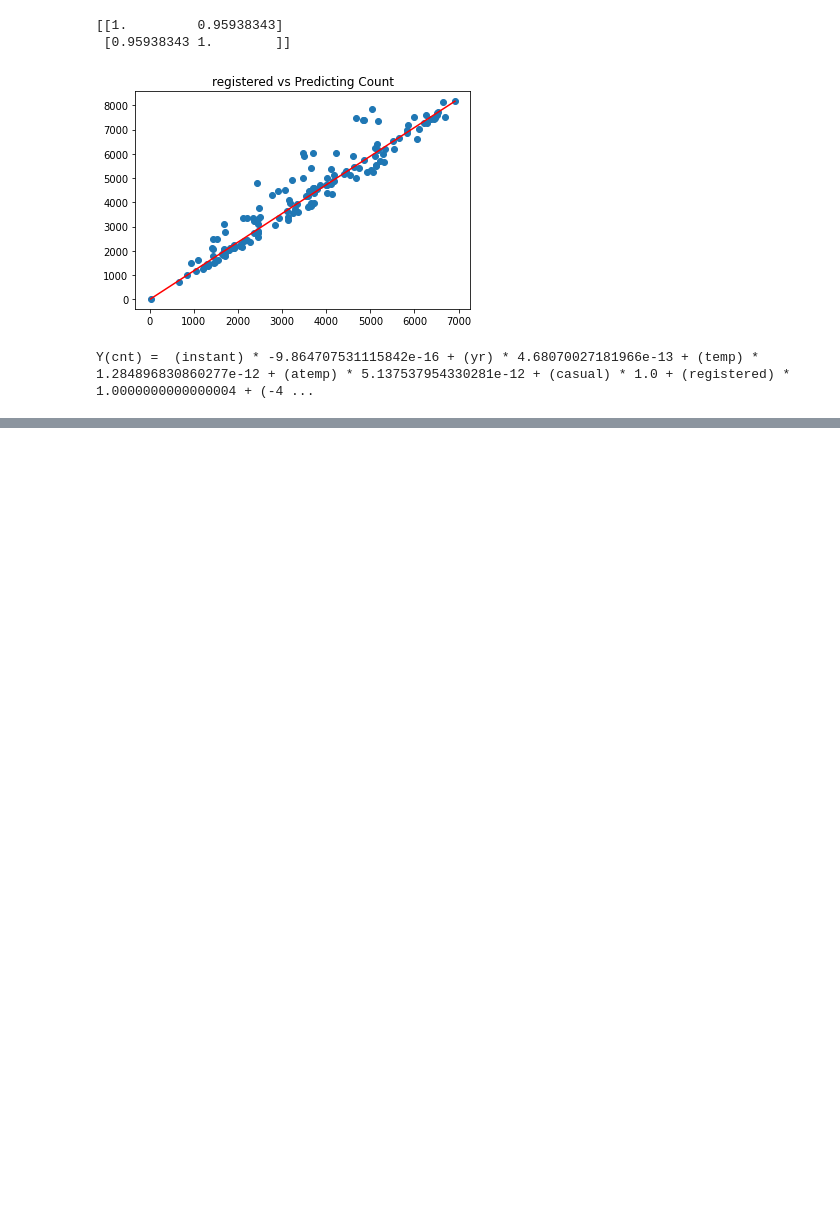
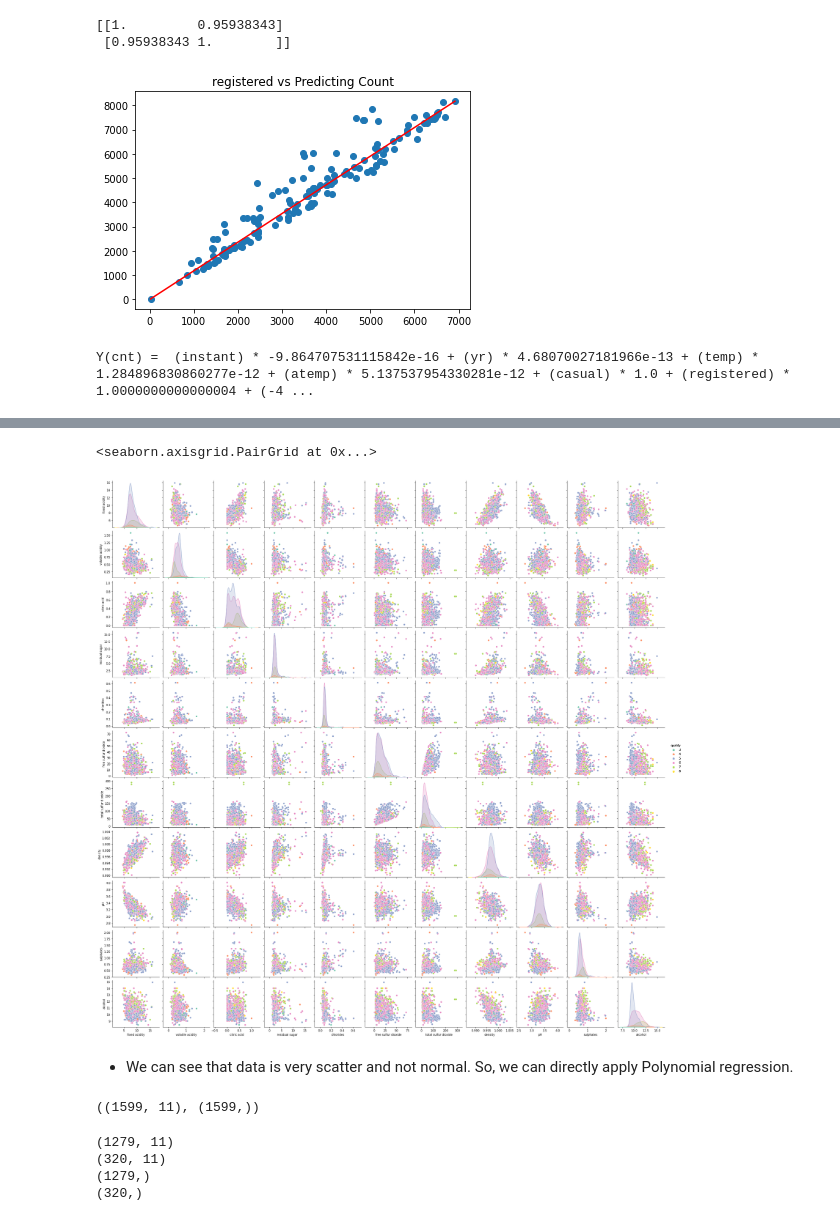
Before and after one commit to ashishpatel26/Ganpat-University-Data-Science, a Jupyter notebook: Lecture_2_Regression_Analysis.ipynb, the cells around one changed output, grey strips where cells are left out. Cells and saved outputs as stored; diff of their text form; code cells hidden in the pictures; blank space fills up the shorter version.

Commit message:
Regression Analysis Version2

```diff
--- a/Lecture_2_Regression_Analysis.ipynb
+++ b/Lecture_2_Regression_Analysis.ipynb
@@ -409,0 +528,8 @@ Y(cnt) =  (instant) * -9.864707531115842e-16 + (yr) * 4.68070027181966e-13 + (te
+# %%
+g = sns.pairplot(wwin, hue="quality", palette="Set2", diag_kind="kde", height=2.5)
+g.add_legend()
+# %% [output]
+<seaborn.axisgrid.PairGrid at 0x...>
+[figure, added]
+# %% [markdown]
+* We can see that data is very scatter and not normal. So, we can directly apply Polynomial regression.
@@ -409,0 +540,15 @@ Y(cnt) =  (instant) * -9.864707531115842e-16 + (yr) * 4.68070027181966e-13 + (te
+# %%
+# Print the shape of X and y
+X.shape, y.shape
+# %% [output]
+((1599, 11), (1599,))
+# %%
+# split train and test dataset
+X_train, X_test, y_train, y_test = train_test_split(X, y, test_size=0.2, random_state=42)
+for i in [X_train, X_test, y_train, y_test]:
+  print(i.shape)
+# %% [output]
+(1279, 11)
+(320, 11)
+(1279,)
+(320,)
```
Also changed, not shown: parts of 45 cells of this notebook.
